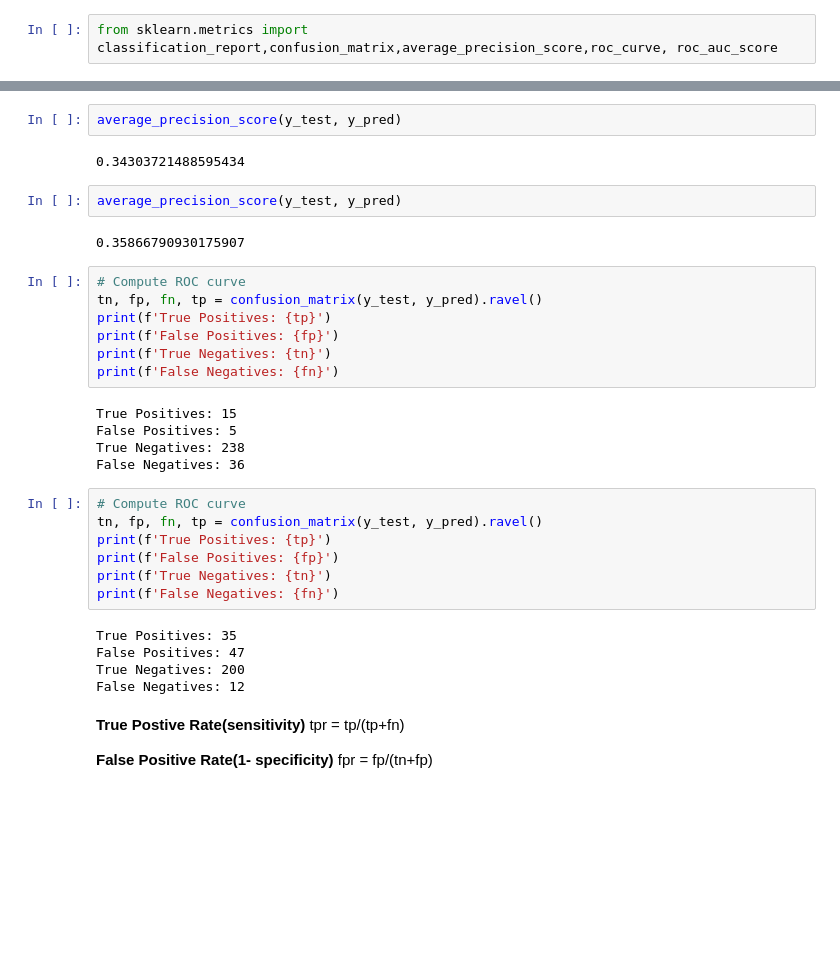
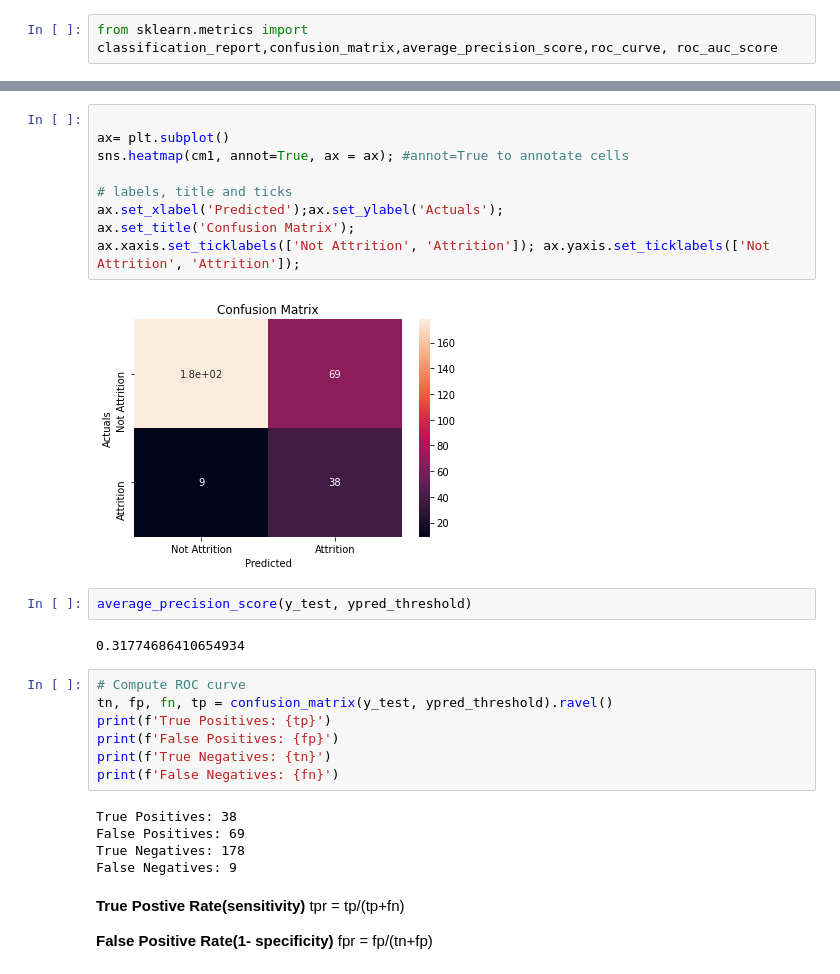
Before and after one commit to saranyakarthi4/HR-Analytics-Performance--Employee-Attrition, a Jupyter notebook: Employee_attrition_ModelEvaluation.ipynb, the cells around one changed output, grey strips where cells are left out. Saved outputs shown, nothing was run; the diff lists cells and outputs as text; blank space fills up the shorter version.

```diff
--- a/Employee_attrition_ModelEvaluation.ipynb
+++ b/Employee_attrition_ModelEvaluation.ipynb
@@ -338,35 +428,30 @@ print (confusion_matrix(y_test,y_pred))
+# %%
+
+ax= plt.subplot()
+sns.heatmap(cm1, annot=True, ax = ax); #annot=True to annotate cells
+
+# labels, title and ticks
+ax.set_xlabel('Predicted');ax.set_ylabel('Actuals');
+ax.set_title('Confusion Matrix');
+ax.xaxis.set_ticklabels(['Not Attrition', 'Attrition']); ax.yaxis.set_ticklabels(['Not Attrition', 'Attrition']);
+# %% [output]
+[figure, added]
 # %%
-average_precision_score(y_test, y_pred)
+average_precision_score(y_test, ypred_threshold)
 # %% [output]
-0.34303721488595434
+0.31774686410654934
-# %%
-average_precision_score(y_test, y_pred)
-# %% [output]
-0.35866790930175907
 # %%
 # Compute ROC curve
-tn, fp, fn, tp = confusion_matrix(y_test, y_pred).ravel()
+tn, fp, fn, tp = confusion_matrix(y_test, ypred_threshold).ravel()
 print(f'True Positives: {tp}')
 print(f'False Positives: {fp}')
 print(f'True Negatives: {tn}')
 print(f'False Negatives: {fn}')
 # %% [output]
-True Positives: 15
-False Positives: 5
-True Negatives: 238
-False Negatives: 36
+True Positives: 38
+False Positives: 69
+True Negatives: 178
+False Negatives: 9
-# %%
-# Compute ROC curve
-tn, fp, fn, tp = confusion_matrix(y_test, y_pred).ravel()
-print(f'True Positives: {tp}')
-print(f'False Positives: {fp}')
-print(f'True Negatives: {tn}')
-print(f'False Negatives: {fn}')
-# %% [output]
-True Positives: 35
-False Positives: 47
-True Negatives: 200
-False Negatives: 12
 # %% [markdown]
 __True Postive Rate(sensitivity)__
 tpr = tp/(tp+fn)
```
Also changed, not shown: parts of 21 cells of this notebook.
